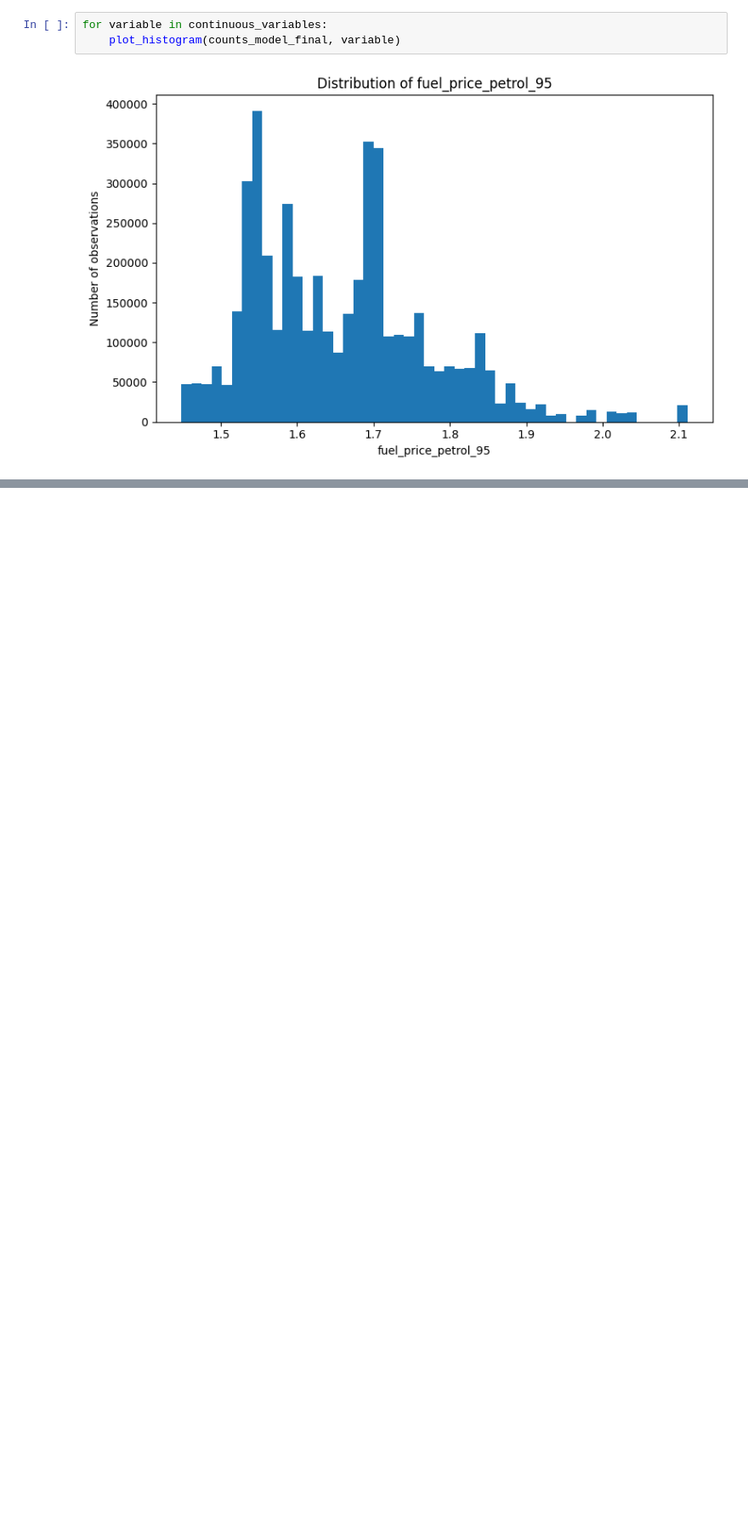
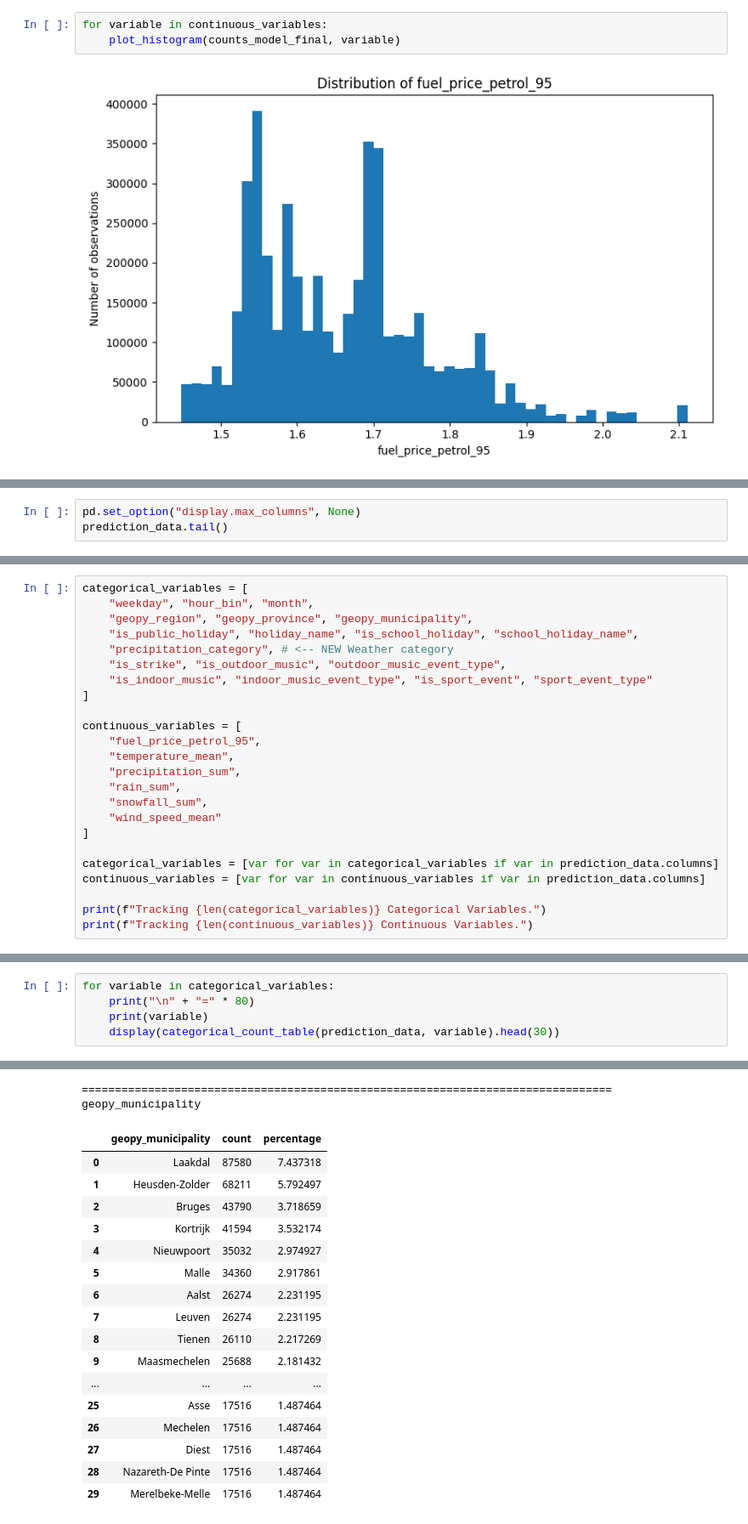
Before and after one commit to annasolodka/mda-cycling-traffic-analysis, a Jupyter notebook: notebooks/03_exploratory_data_analysis.ipynb, the cells around one changed output, grey strips where cells are left out. Shown at 85% size. Drawn from its saved outputs; the diff is of its cells as text; blank space fills up the shorter version.

```diff
--- a/notebooks/03_exploratory_data_analysis.ipynb
+++ b/notebooks/03_exploratory_data_analysis.ipynb
@@ -421,0 +479,3 @@ for variable in continuous_variables:
+# %%
+pd.set_option("display.max_columns", None)
+prediction_data.tail()
@@ -421,0 +557,24 @@ for variable in continuous_variables:
+# %%
+categorical_variables = [
+    "weekday", "hour_bin", "month",
+    "geopy_region", "geopy_province", "geopy_municipality",
+    "is_public_holiday", "holiday_name", "is_school_holiday", "school_holiday_name",
+    "precipitation_category", # <-- NEW Weather category
+    "is_strike", "is_outdoor_music", "outdoor_music_event_type",
+    "is_indoor_music", "indoor_music_event_type", "is_sport_event", "sport_event_type"
+]
+
+continuous_variables = [
+    "fuel_price_petrol_95",
+    "temperature_mean",
+    "precipitation_sum",
+    "rain_sum",
+    "snowfall_sum",
+    "wind_speed_mean"
+]
+
+categorical_variables = [var for var in categorical_variables if var in prediction_data.columns]
+continuous_variables = [var for var in continuous_variables if var in prediction_data.columns]
+
+print(f"Tracking {len(categorical_variables)} Categorical Variables.")
+print(f"Tracking {len(continuous_variables)} Continuous Variables.")
@@ -421,0 +598,6 @@ for variable in continuous_variables:
+# %%
+for variable in categorical_variables:
+    print("\n" + "=" * 80)
+    print(variable)
+    display(categorical_count_table(prediction_data, variable).head(30))
+# %% [output]
@@ -421,0 +656,19 @@ for variable in continuous_variables:
+================================================================================
+geopy_municipality
+|  | geopy_municipality | count | percentage |
+| 0 | Laakdal | 87580 | 7.437318 |
+| 1 | Heusden-Zolder | 68211 | 5.792497 |
+| 2 | Bruges | 43790 | 3.718659 |
+| 3 | Kortrijk | 41594 | 3.532174 |
+| 4 | Nieuwpoort | 35032 | 2.974927 |
+| 5 | Malle | 34360 | 2.917861 |
+| 6 | Aalst | 26274 | 2.231195 |
+| 7 | Leuven | 26274 | 2.231195 |
+| 8 | Tienen | 26110 | 2.217269 |
+| 9 | Maasmechelen | 25688 | 2.181432 |
+| ... | ... | ... | ... |
+| 25 | Asse | 17516 | 1.487464 |
+| 26 | Mechelen | 17516 | 1.487464 |
+| 27 | Diest | 17516 | 1.487464 |
+| 28 | Nazareth-De Pinte | 17516 | 1.487464 |
+| 29 | Merelbeke-Melle | 17516 | 1.487464 |
```
Also changed, not shown: parts of 36 cells of this notebook.
